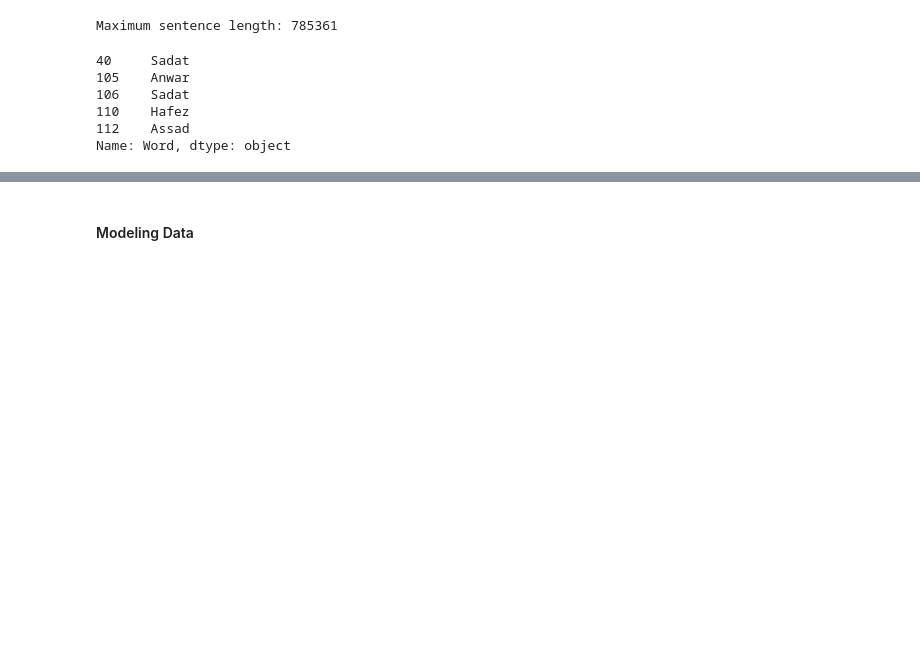
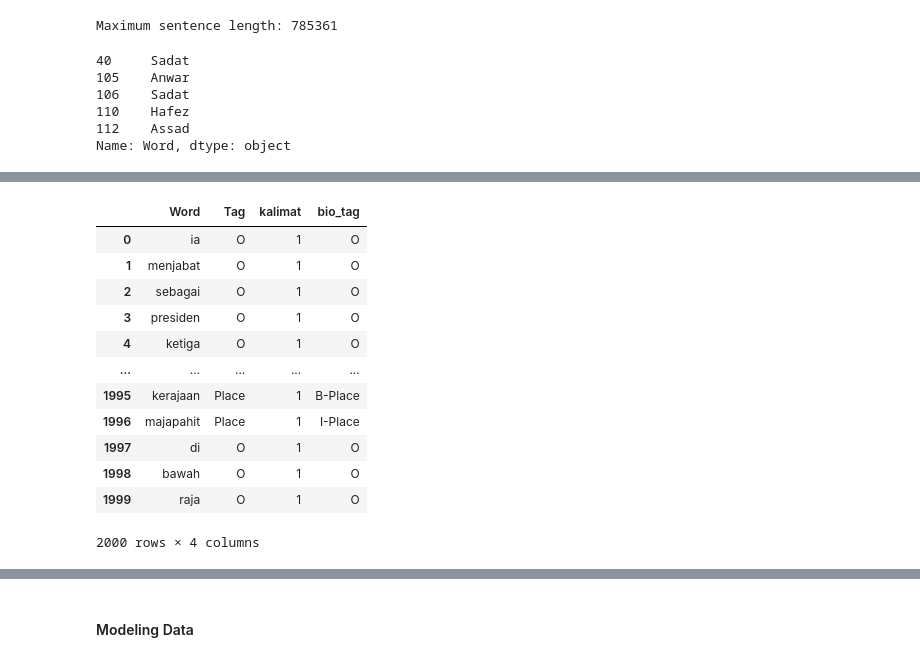
Before and after one commit to ShinTempest/Indonesia-Named-entity-Recognition, a Jupyter notebook: Aestethic_NER.ipynb, the cells around one changed output, grey strips where cells are left out. Saved outputs shown, nothing was run; the diff lists cells and outputs as text; code cells hidden in the pictures; blank space fills up the shorter version.

```diff
--- a/Aestethic_NER.ipynb
+++ b/Aestethic_NER.ipynb
@@ -139,0 +142,2 @@ plt.show()
+# %%
+dataset_prep = pd.DataFrame(list_kalimat, columns=['Word', 'Tag', 'kalimat'])
@@ -139,0 +166,4 @@ plt.show()
+# %%
+# Lowercase
+dataset_prep["Word"] = dataset_prep["Word"].str.lower()
+dataset_prep.head()
@@ -139,0 +177,36 @@ plt.show()
+# %%
+# BIO Annotation
+
+bio_tag = []
+prev_tag = "O"
+for tag in dataset_prep['Tag']:
+        if tag == "O": #O
+            bio_tag.append((tag))
+            prev_tag = tag
+            continue
+        if tag != "O" and prev_tag == "O": # Begin NE
+            bio_tag.append(("B-"+tag))
+            prev_tag = tag
+        elif prev_tag != "O" and prev_tag == tag: # Inside NE
+            bio_tag.append(("I-"+tag))
+            prev_tag = tag
+        elif prev_tag != "O" and prev_tag != tag: # NE yang berdekatan
+            bio_tag.append(( "B-"+tag))
+            prev_tag = tag
+# %%
+dataset_prep['bio_tag'] = bio_tag
+dataset_prep.iloc[:2000]
+# %% [output]
+|  | Word | Tag | kalimat | bio_tag |
+| 0 | ia | O | 1 | O |
+| 1 | menjabat | O | 1 | O |
+| 2 | sebagai | O | 1 | O |
+| 3 | presiden | O | 1 | O |
+| 4 | ketiga | O | 1 | O |
+| ... | ... | ... | ... | ... |
+| 1995 | kerajaan | Place | 1 | B-Place |
+| 1996 | majapahit | Place | 1 | I-Place |
+| 1997 | di | O | 1 | O |
+| 1998 | bawah | O | 1 | O |
+| 1999 | raja | O | 1 | O |
+2000 rows × 4 columns
```
Also changed, not shown: parts of 7 cells of this notebook.
